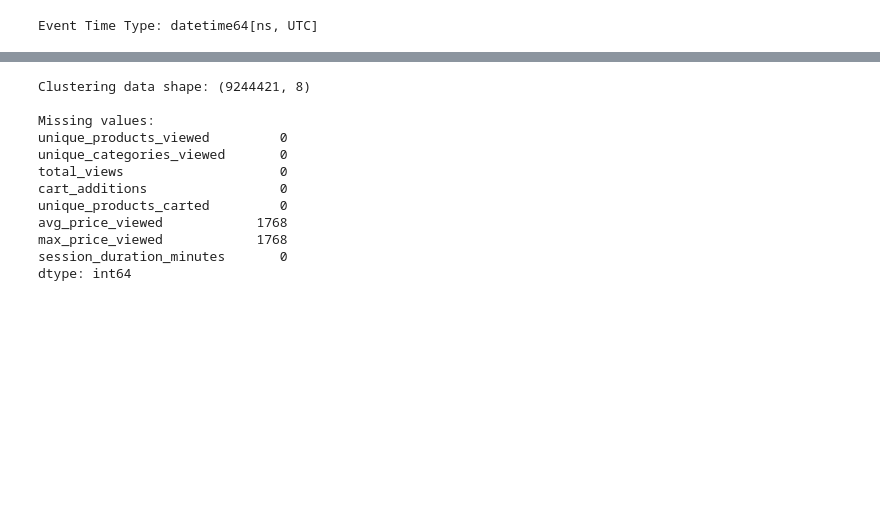
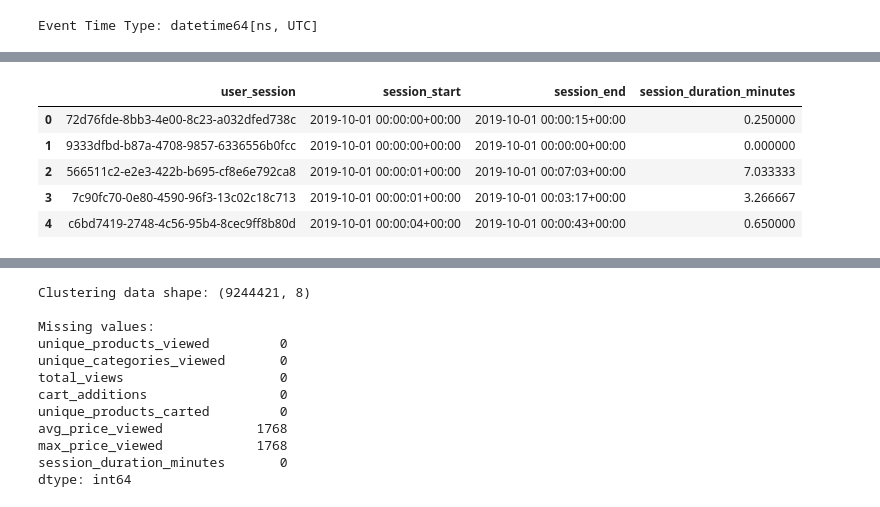
Before and after one commit to MR7star/ML-Capstone-Project, a Jupyter notebook: notebooks/clustering.ipynb, the cells around one changed output, grey strips where cells are left out. Saved outputs shown, nothing was run; the diff lists cells and outputs as text; code cells hidden in the pictures; blank space fills up the shorter version.

```diff
--- a/notebooks/clustering.ipynb
+++ b/notebooks/clustering.ipynb
@@ -460,0 +401,21 @@ Session-level shape: (9244421, 14)
+# %%
+print("Creating session-level features...")
+
+session_features = (
+    df_clean
+    .groupby("user_session", sort=False)
+    .agg(
+        unique_products_viewed=("product_id", "nunique"),
+        unique_categories_viewed=("category_id", "nunique"),
+        total_views=("is_view", "sum"),
+        cart_additions=("is_cart", "sum"),
+        unique_products_carted=("cart_product_id", "nunique"),
+        avg_price_viewed=("view_price", "mean"),
+        max_price_viewed=("view_price", "max"),
+        session_start=("event_time", "min"),
+        session_end=("event_time", "max")
+    )
+    .reset_index()
+)
+
+display(session_features.head())
@@ -460,0 +439,19 @@ Session-level shape: (9244421, 14)
+# %%
+session_features["session_duration_minutes"] = (
+    session_features["session_end"]
+    - session_features["session_start"]
+).dt.total_seconds() / 60
+
+display(
+    session_features[
+        ["user_session", "session_start",
+         "session_end", "session_duration_minutes"]
+    ].head()
+)
+# %% [output]
+|  | user_session | session_start | session_end | session_duration_minutes |
+| 0 | 72d76fde-8bb3-4e00-8c23-a032dfed738c | 2019-10-01 00:00:00+00:00 | 2019-10-01 00:00:15+00:00 | 0.250000 |
+| 1 | 9333dfbd-b87a-4708-9857-6336556b0fcc | 2019-10-01 00:00:00+00:00 | 2019-10-01 00:00:00+00:00 | 0.000000 |
+| 2 | 566511c2-e2e3-422b-b695-cf8e6e792ca8 | 2019-10-01 00:00:01+00:00 | 2019-10-01 00:07:03+00:00 | 7.033333 |
+| 3 | 7c90fc70-0e80-4590-96f3-13c02c18c713 | 2019-10-01 00:00:01+00:00 | 2019-10-01 00:03:17+00:00 | 3.266667 |
+| 4 | c6bd7419-2748-4c56-95b4-8cec9ff8b80d | 2019-10-01 00:00:04+00:00 | 2019-10-01 00:00:43+00:00 | 0.650000 |
```
Also changed, not shown: parts of 47 cells of this notebook, 5 other files.
